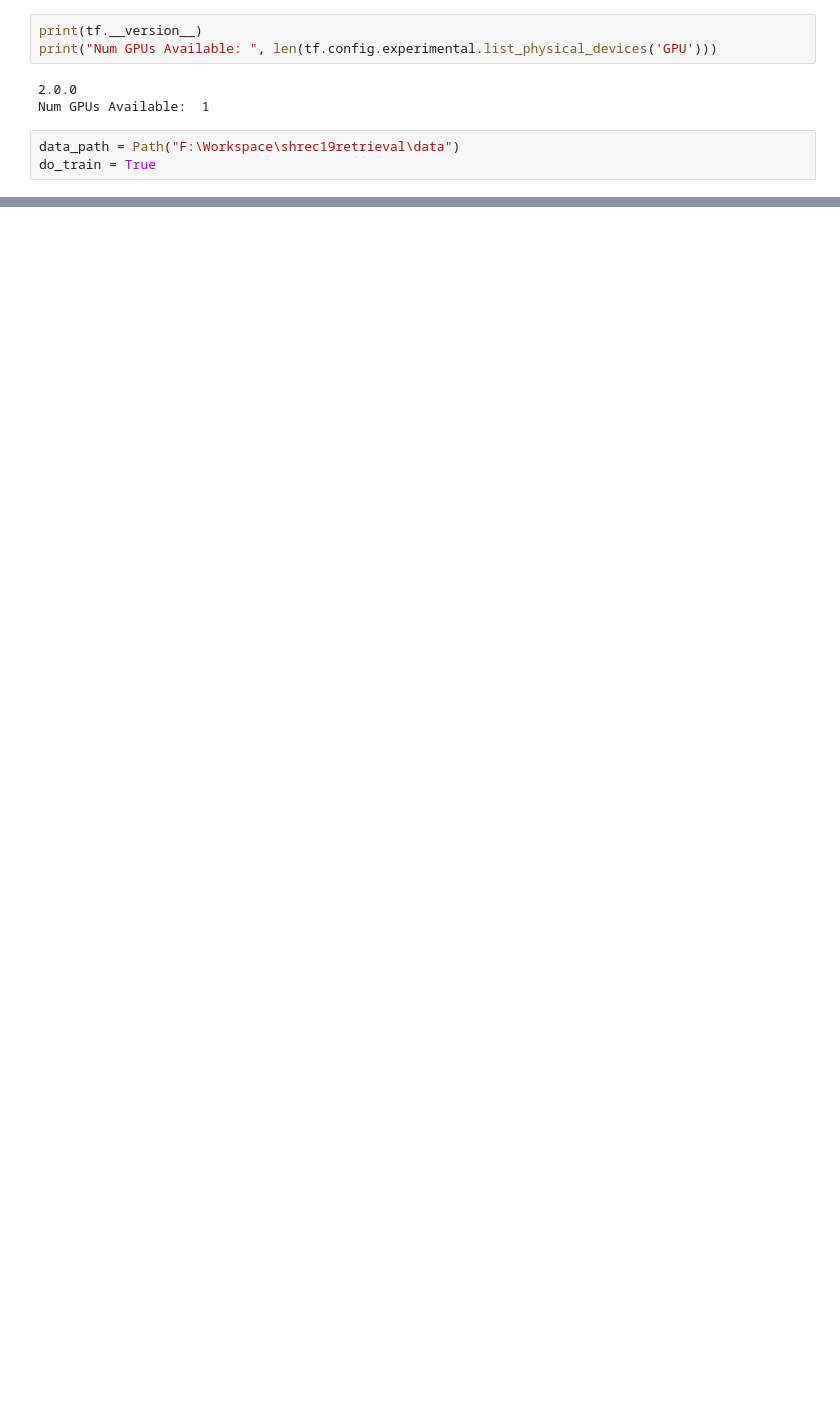
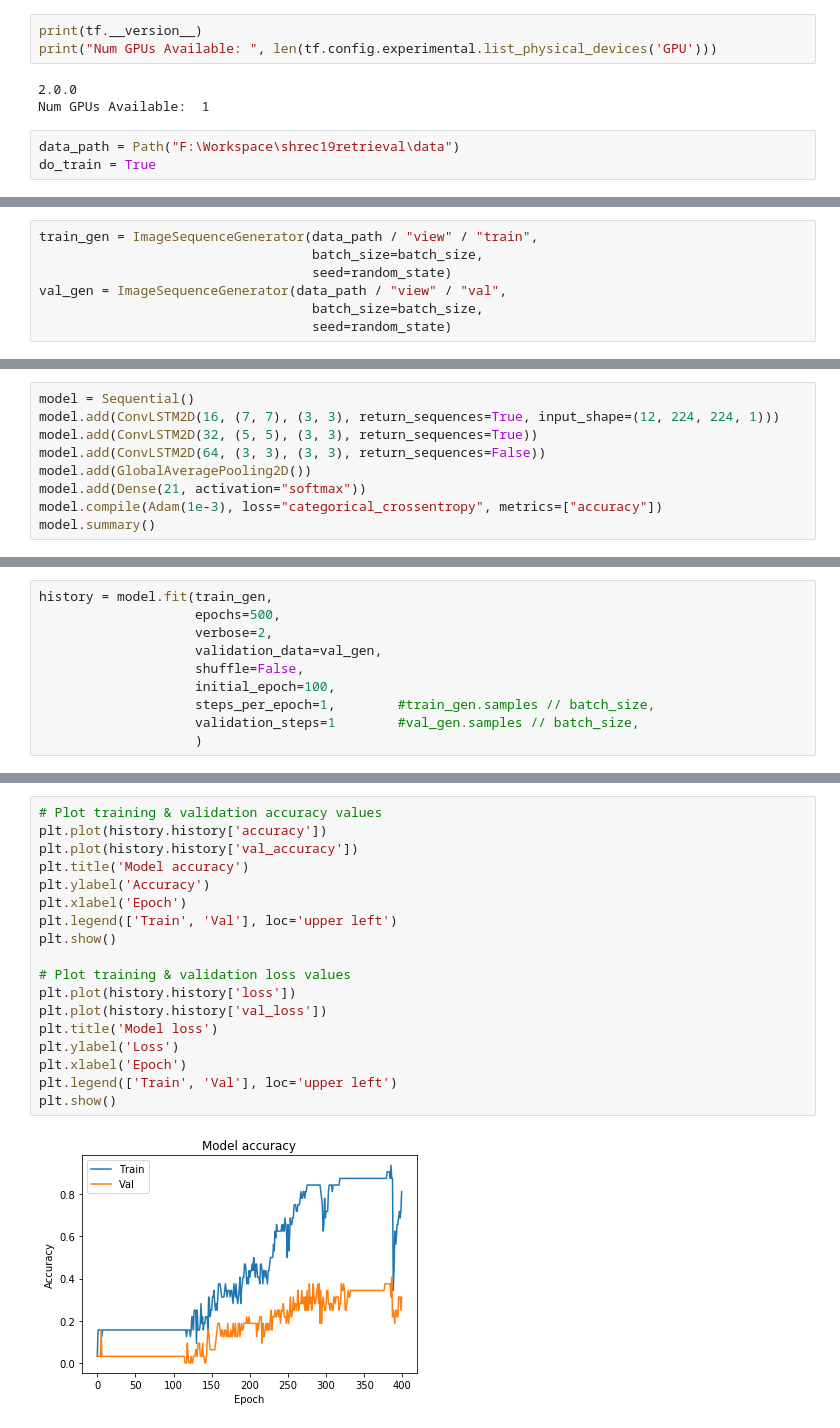
Before and after one commit to nhtlongcs/shrec19-shape-retrieval, a Jupyter notebook: model3D classifier.ipynb, the cells around one changed output, grey strips where cells are left out. Cells and saved outputs as stored; diff of their text form; blank space fills up the shorter version.

```diff
--- a/model3D classifier.ipynb
+++ b/model3D classifier.ipynb
@@ -49,0 +85,7 @@ class ImageSequenceGenerator(tf.keras.preprocessing.image.Iterator):
+# %%
+train_gen = ImageSequenceGenerator(data_path / "view" / "train",
+                                   batch_size=batch_size,
+                                   seed=random_state)
+val_gen = ImageSequenceGenerator(data_path / "view" / "val",
+                                   batch_size=batch_size,
+                                   seed=random_state)
@@ -49,0 +135,9 @@ class ImageSequenceGenerator(tf.keras.preprocessing.image.Iterator):
+# %%
+model = Sequential()
+model.add(ConvLSTM2D(16, (7, 7), (3, 3), return_sequences=True, input_shape=(12, 224, 224, 1)))
+model.add(ConvLSTM2D(32, (5, 5), (3, 3), return_sequences=True))
+model.add(ConvLSTM2D(64, (3, 3), (3, 3), return_sequences=False))
+model.add(GlobalAveragePooling2D())
+model.add(Dense(21, activation="softmax"))
+model.compile(Adam(1e-3), loss="categorical_crossentropy", metrics=["accuracy"])
+model.summary()
@@ -49,0 +163,10 @@ class ImageSequenceGenerator(tf.keras.preprocessing.image.Iterator):
+# %%
+history = model.fit(train_gen,
+                    epochs=500,
+                    verbose=2,
+                    validation_data=val_gen,
+                    shuffle=False,
+                    initial_epoch=100,
+                    steps_per_epoch=1,        #train_gen.samples // batch_size,
+                    validation_steps=1        #val_gen.samples // batch_size,
+                    )
@@ -49,0 +191,20 @@ class ImageSequenceGenerator(tf.keras.preprocessing.image.Iterator):
+# %%
+# Plot training & validation accuracy values
+plt.plot(history.history['accuracy'])
+plt.plot(history.history['val_accuracy'])
+plt.title('Model accuracy')
+plt.ylabel('Accuracy')
+plt.xlabel('Epoch')
+plt.legend(['Train', 'Val'], loc='upper left')
+plt.show()
+
+# Plot training & validation loss values
+plt.plot(history.history['loss'])
+plt.plot(history.history['val_loss'])
+plt.title('Model loss')
+plt.ylabel('Loss')
+plt.xlabel('Epoch')
+plt.legend(['Train', 'Val'], loc='upper left')
+plt.show()
+# %% [output]
+[figure, added]
```
Also changed, not shown: parts of 9 cells of this notebook.
